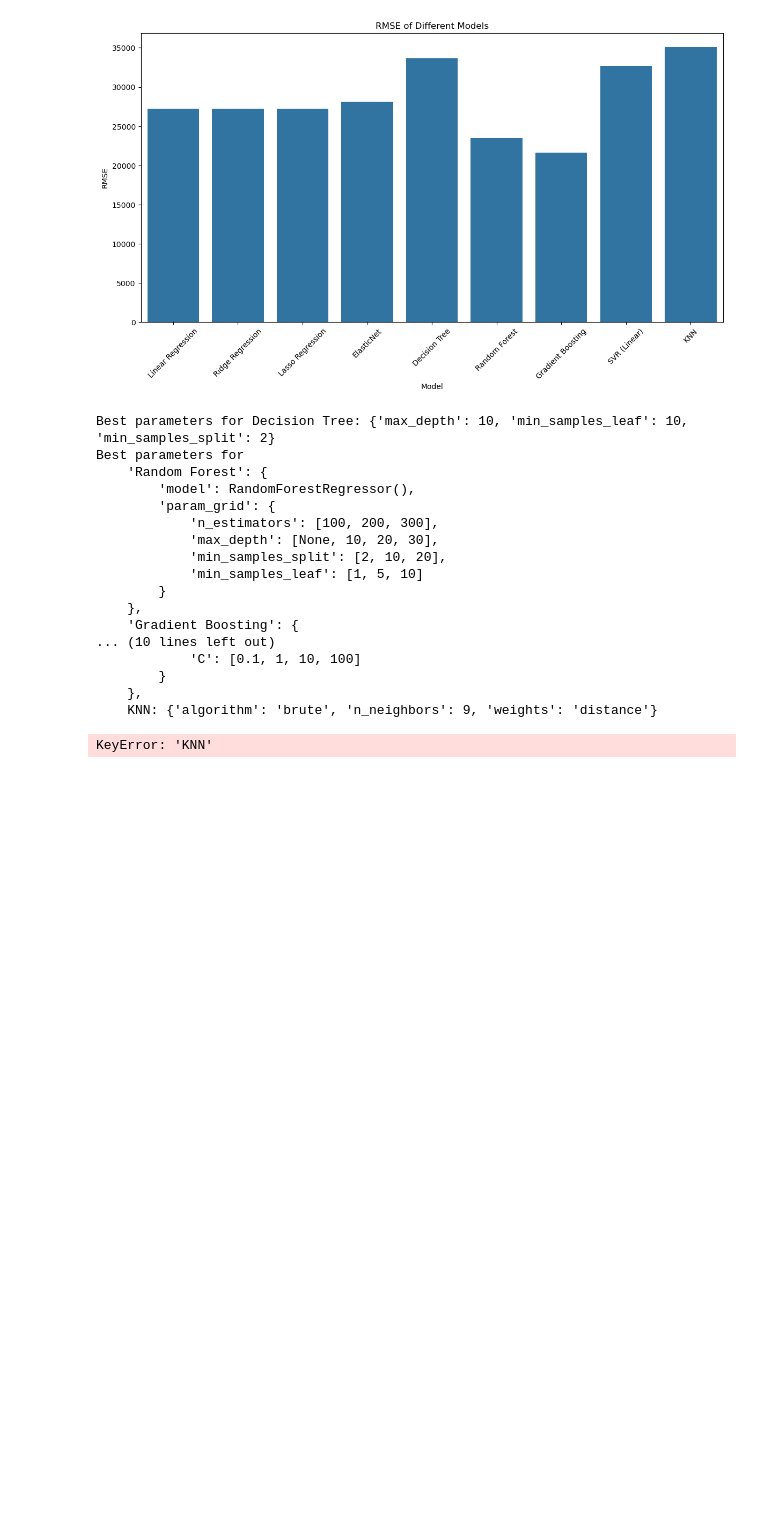
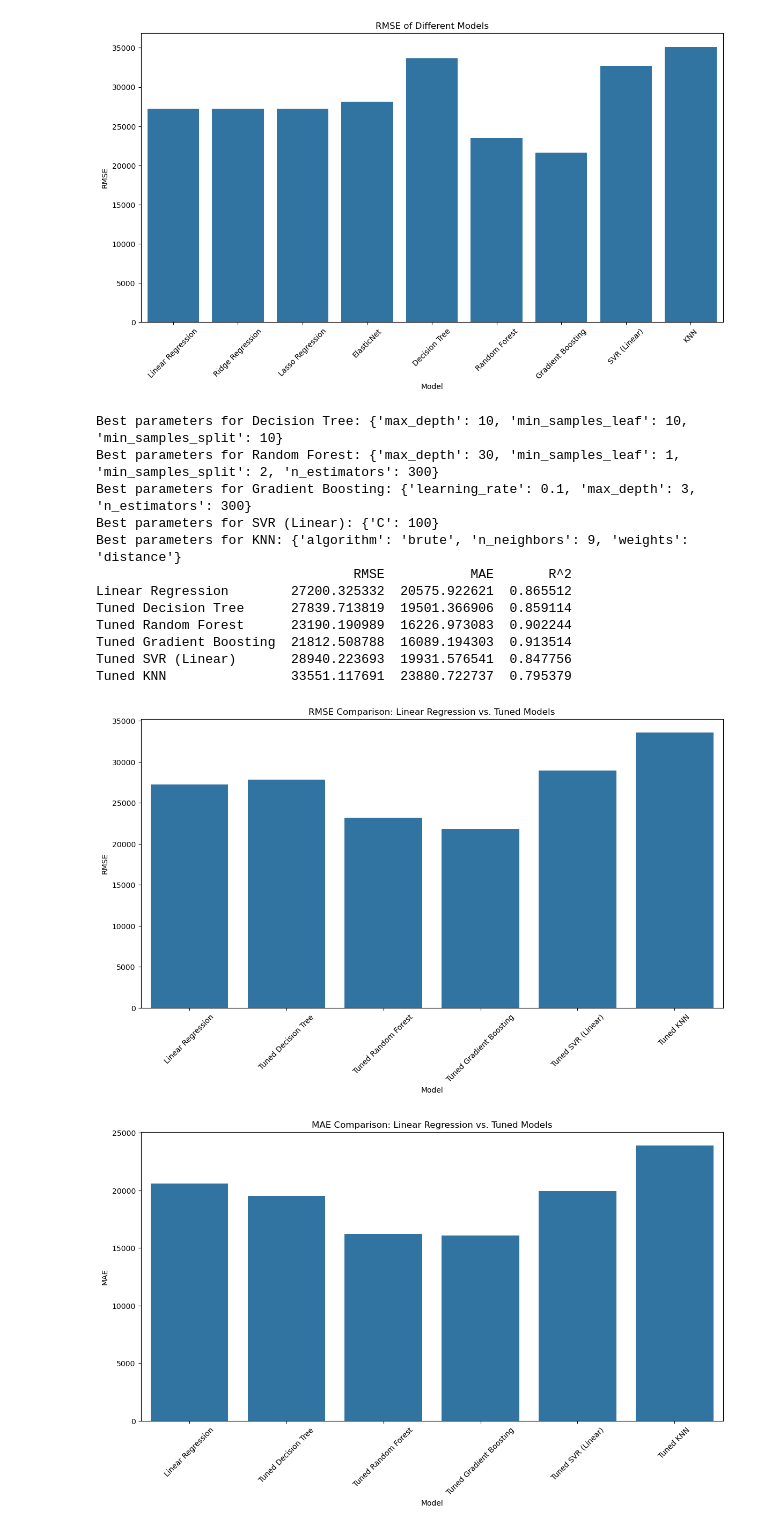
Before and after one commit to sandrogort/csca5622, a Jupyter notebook: notebooks/2_Model_Building.ipynb, the cells around one changed output. Saved outputs shown, nothing was run; the diff lists cells and outputs as text; code cells hidden in the pictures; blank space fills up the shorter version.

Commit message:
Stored plots

```diff
--- a/notebooks/2_Model_Building.ipynb
+++ b/notebooks/2_Model_Building.ipynb
@@ -84,7 +84,6 @@ models_param_grids = {
             'min_samples_leaf': [1, 5, 10]
         }
     },
-    '''
     'Random Forest': {
         'model': RandomForestRegressor(),
         'param_grid': {
@@ -108,7 +107,6 @@ models_param_grids = {
             'C': [0.1, 1, 10, 100]
         }
     },
-    '''
     'KNN': {
         'model': KNeighborsRegressor(),
         'param_grid': {
@@ -148,57 +146,53 @@ r2_lr = r2_score(y_test, y_pred_lr)
 comparison_results = {
     'Linear Regression': {'RMSE': rmse_lr, 'MAE': mae_lr, 'R^2': r2_lr},
     'Tuned Decision Tree': best_results['Decision Tree'],
-    #'Tuned Random Forest': best_results['Random Forest'],
-    #'Tuned Gradient Boosting': best_results['Gradient Boosting'],
-    #'Tuned SVR (Linear)': best_results['SVR (Linear)'],
+    'Tuned Random Forest': best_results['Random Forest'],
+    'Tuned Gradient Boosting': best_results['Gradient Boosting'],
+    'Tuned SVR (Linear)': best_results['SVR (Linear)'],
     'Tuned KNN': best_results['KNN']
 }
 
 comparison_results_df = pd.DataFrame(comparison_results).T
 print(comparison_results_df)
 
 # Plotting the performance of the models
 plt.figure(figsize=(14, 7))
 sns.barplot(x=comparison_results_df.index, y='RMSE', data=comparison_results_df)
 plt.title('RMSE Comparison: Linear Regression vs. Tuned Models')
 plt.xlabel('Model')
 plt.ylabel('RMSE')
 plt.xticks(rotation=45)
 plt.show()
 
 # Plotting the performance of the models using MAE
 plt.figure(figsize=(14, 7))
 sns.barplot(x=comparison_results_df.index, y='MAE', data=comparison_results_df)
 plt.title('MAE Comparison: Linear Regression vs. Tuned Models')
 plt.xlabel('Model')
 plt.ylabel('MAE')
 plt.xticks(rotation=45)
 plt.show()
 
 # Plotting the performance of the models using R²
 plt.figure(figsize=(14, 7))
 sns.barplot(x=comparison_results_df.index, y='R^2', data=comparison_results_df)
 plt.title('R² Comparison: Linear Regression vs. Tuned Models')
 plt.xlabel('Model')
 plt.ylabel('R²')
 plt.xticks(rotation=45)
 plt.show()
 # %% [output]
-Best parameters for Decision Tree: {'max_depth': 10, 'min_samples_leaf': 10, 'min_samples_split': 2}
-Best parameters for
-    'Random Forest': {
-        'model': RandomForestRegressor(),
-        'param_grid': {
-            'n_estimators': [100, 200, 300],
-            'max_depth': [None, 10, 20, 30],
-            'min_samples_split': [2, 10, 20],
-            'min_samples_leaf': [1, 5, 10]
-        }
-    },
-    'Gradient Boosting': {
-... (10 lines left out)
-            'C': [0.1, 1, 10, 100]
-        }
-    },
-    KNN: {'algorithm': 'brute', 'n_neighbors': 9, 'weights': 'distance'}
+Best parameters for Decision Tree: {'max_depth': 10, 'min_samples_leaf': 10, 'min_samples_split': 10}
+Best parameters for Random Forest: {'max_depth': 30, 'min_samples_leaf': 1, 'min_samples_split': 2, 'n_estimators': 300}
+Best parameters for Gradient Boosting: {'learning_rate': 0.1, 'max_depth': 3, 'n_estimators': 300}
+Best parameters for SVR (Linear): {'C': 100}
+Best parameters for KNN: {'algorithm': 'brute', 'n_neighbors': 9, 'weights': 'distance'}
+                                 RMSE           MAE       R^2
+Linear Regression        27200.325332  20575.922621  0.865512
+Tuned Decision Tree      27839.713819  19501.366906  0.859114
+Tuned Random Forest      23190.190989  16226.973083  0.902244
+Tuned Gradient Boosting  21812.508788  16089.194303  0.913514
+Tuned SVR (Linear)       28940.223693  19931.576541  0.847756
+Tuned KNN                33551.117691  23880.722737  0.795379
-KeyError: 'KNN'
+[figure, added]
+[figure, added]
```
Also changed, not shown: parts of 1 cell of this notebook, 10 other files.
